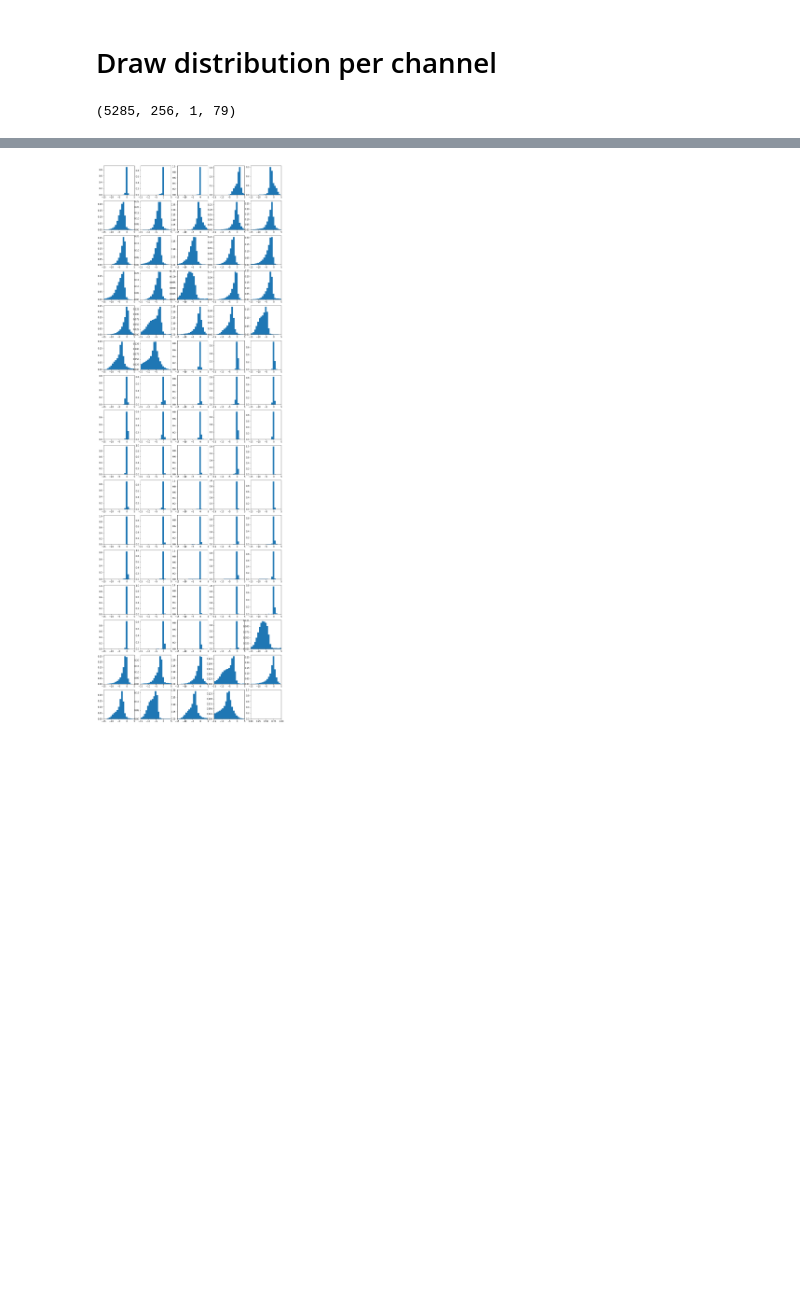
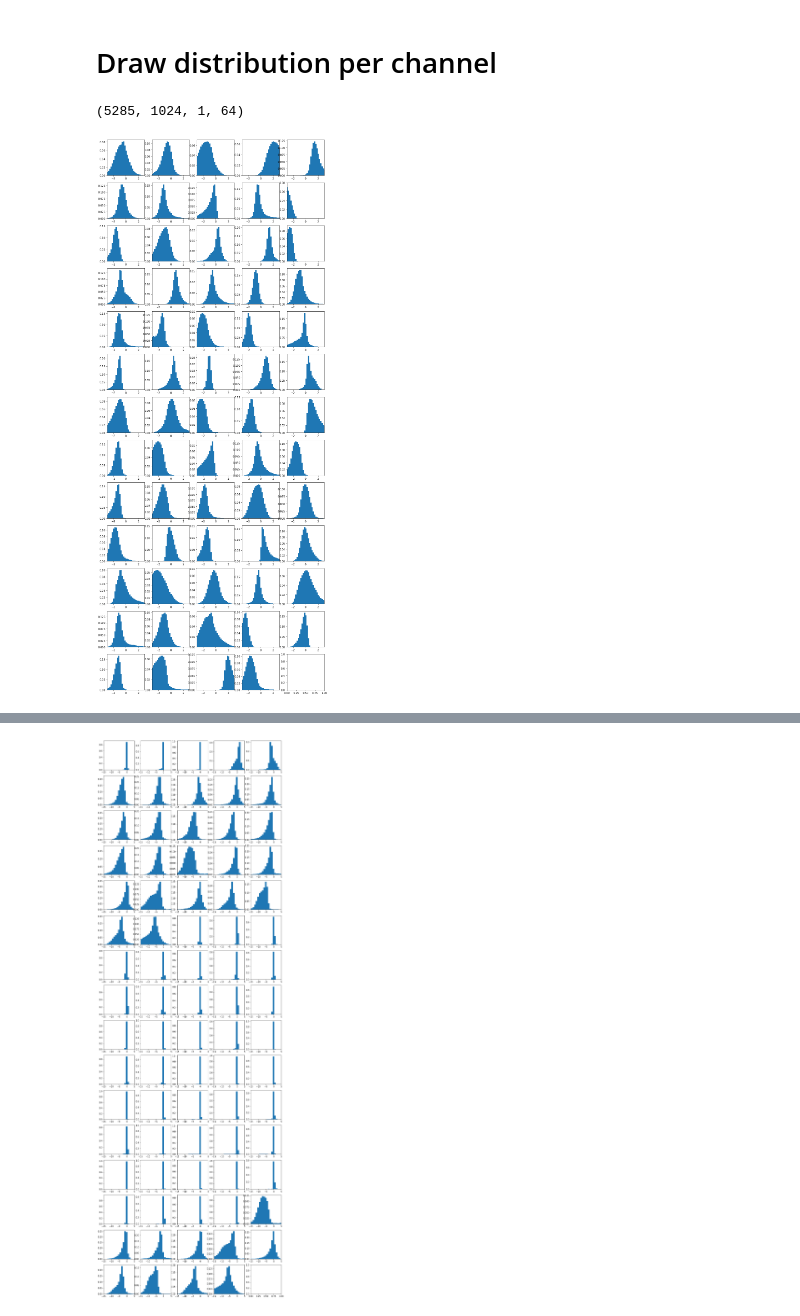
Before and after one commit to KeondoPark/votenet_tf, a Jupyter notebook: DistOfValues_Voting_Proposal.ipynb, the cells around one changed output, grey strips where cells are left out. Saved outputs shown, nothing was run; the diff lists cells and outputs as text; code cells hidden in the pictures; blank space fills up the shorter version.

```diff
--- a/DistOfValues_Voting_Proposal.ipynb
+++ b/DistOfValues_Voting_Proposal.ipynb
@@ -447,4 +447,37 @@ kl(proposal_act_all[:,:,:,1], proposal_act_all[:,:,:,3])
 <tf.Tensor: shape=(), dtype=float32, numpy=-0.014054841>
 # %% [markdown]
 # Draw distribution per channel
+# %%
+voting_act_features = voting_act_all[:,:,:,3:].reshape([voting_act_all.shape[0], voting_act_all.shape[1], voting_act_all.shape[2], int(voting_act_all.shape[3]/4), 4])
+# %%
+voting_act_features = np.sum(voting_act_features, axis=-1)
+# %%
+voting_act_features.shape
+# %% [output]
+(5285, 1024, 1, 64)
+# %%
+num_channel = voting_act_features.shape[-1]
+rows = (num_channel - 1) // 5 + 1
+cols = 5
+# %%
+#Draw charts
+data = np.reshape(voting_act_features, (-1))
+bin_size = 0.2; min_edge = min(data); max_edge = max(data)
+N = int((max_edge-min_edge)/bin_size); Nplus1 = N + 1
+bin_list = np.linspace(min_edge, max_edge, Nplus1)
+
+#plt.figure(figsize=(30,30))
+fig, axs = plt.subplots(rows,  cols, figsize=(15,3*rows))
+for i in range(rows):
+    for j in range(cols):
+        chn = i * 5 + j
+        if chn >= num_channel: continue
+        chn_data = voting_act_features[:,:,:,chn]
+        chn_data = np.reshape(chn_data, (-1,))
+        axs[i,j].hist(chn_data, bin_list, weights=np.ones(len(chn_data)) / len(chn_data))
+        axs[i,j].set_xlim((-3,3))
+        #axs[i,j].set_xlabel('Features part, mean: ' + '{0:.2f}'.format(np.mean(data)) + ', sd: ' + '{0:.2f}'.format(np.std(data)))
+        #axs[i,j].set_ylabel('Count')
+# %% [output]
+[figure, added]
 # %%
@@ -452,6 +485,2 @@ num_channel = proposal_act_all.shape[-1]
 rows = (num_channel - 1) // 5 + 1
 cols = 5
-# %%
-proposal_act_all.shape
-# %% [output]
-(5285, 256, 1, 79)
```
Also changed, not shown: parts of 9 cells of this notebook, 40 other files.
